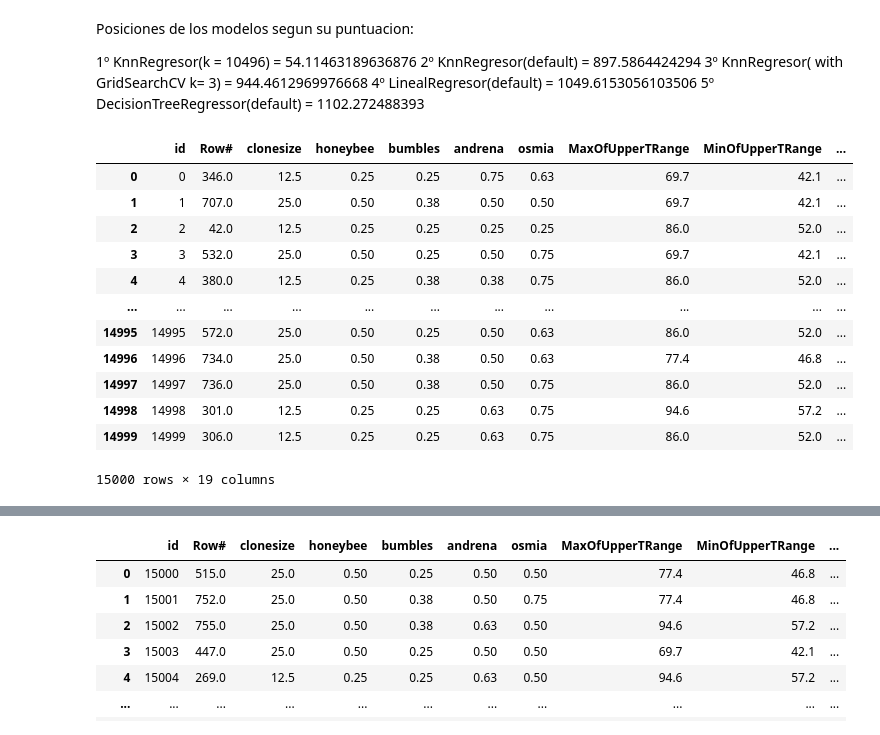
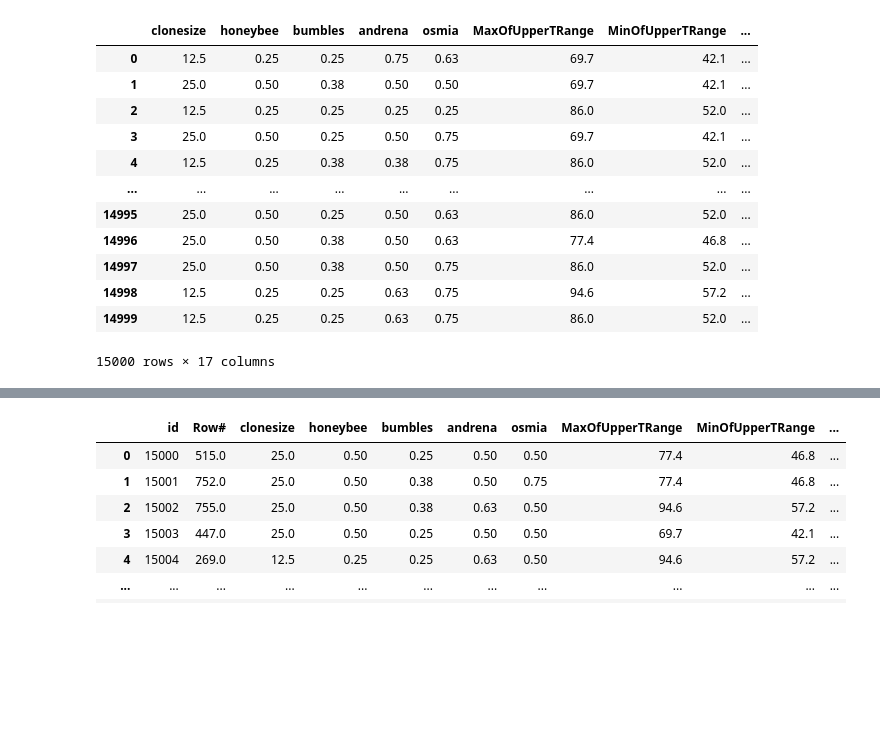
Before and after one commit to Franguti4k/Practica_5_IA, a Jupyter notebook: Codigo_P5.ipynb, the cells around one changed output, grey strips where cells are left out. Saved outputs shown, nothing was run; the diff lists cells and outputs as text; code cells hidden in the pictures; blank space fills up the shorter version.

```diff
--- a/Codigo_P5.ipynb
+++ b/Codigo_P5.ipynb
@@ -1,11 +1,3 @@
-# %% [markdown]
-Posiciones de los modelos segun su puntuacion:
-
-1º KnnRegresor(k = 10496) = 54.11463189636876
-2º KnnRegresor(default) = 897.5864424294
-3º KnnRegresor( with GridSearchCV k= 3) = 944.4612969976668
-4º LinealRegresor(default) = 1049.6153056103506
-5º DecisionTreeRegressor(default) = 1102.272488393
 # %%
 import pandas as pd
 import matplotlib.pyplot as plt
@@ -13,18 +5,19 @@ import seaborn as sns
 # %%
 df_train = pd.read_csv('train.csv')
 
+df_train = df_train.drop(columns=["id", "Row#"])
 df_train
 # %% [output]
-|  | id | Row# | clonesize | honeybee | bumbles | andrena | osmia | MaxOfUpperTRange | MinOfUpperTRange | ... |
-| 0 | 0 | 346.0 | 12.5 | 0.25 | 0.25 | 0.75 | 0.63 | 69.7 | 42.1 | ... |
-| 1 | 1 | 707.0 | 25.0 | 0.50 | 0.38 | 0.50 | 0.50 | 69.7 | 42.1 | ... |
-| 2 | 2 | 42.0 | 12.5 | 0.25 | 0.25 | 0.25 | 0.25 | 86.0 | 52.0 | ... |
-| 3 | 3 | 532.0 | 25.0 | 0.50 | 0.25 | 0.50 | 0.75 | 69.7 | 42.1 | ... |
-| 4 | 4 | 380.0 | 12.5 | 0.25 | 0.38 | 0.38 | 0.75 | 86.0 | 52.0 | ... |
-| ... | ... | ... | ... | ... | ... | ... | ... | ... | ... | ... |
-| 14995 | 14995 | 572.0 | 25.0 | 0.50 | 0.25 | 0.50 | 0.63 | 86.0 | 52.0 | ... |
-| 14996 | 14996 | 734.0 | 25.0 | 0.50 | 0.38 | 0.50 | 0.63 | 77.4 | 46.8 | ... |
-| 14997 | 14997 | 736.0 | 25.0 | 0.50 | 0.38 | 0.50 | 0.75 | 86.0 | 52.0 | ... |
-| 14998 | 14998 | 301.0 | 12.5 | 0.25 | 0.25 | 0.63 | 0.75 | 94.6 | 57.2 | ... |
-| 14999 | 14999 | 306.0 | 12.5 | 0.25 | 0.25 | 0.63 | 0.75 | 86.0 | 52.0 | ... |
+|  | clonesize | honeybee | bumbles | andrena | osmia | MaxOfUpperTRange | MinOfUpperTRange | ... |
+| 0 | 12.5 | 0.25 | 0.25 | 0.75 | 0.63 | 69.7 | 42.1 | ... |
+| 1 | 25.0 | 0.50 | 0.38 | 0.50 | 0.50 | 69.7 | 42.1 | ... |
+| 2 | 12.5 | 0.25 | 0.25 | 0.25 | 0.25 | 86.0 | 52.0 | ... |
+| 3 | 25.0 | 0.50 | 0.25 | 0.50 | 0.75 | 69.7 | 42.1 | ... |
+| 4 | 12.5 | 0.25 | 0.38 | 0.38 | 0.75 | 86.0 | 52.0 | ... |
+| ... | ... | ... | ... | ... | ... | ... | ... | ... |
+| 14995 | 25.0 | 0.50 | 0.25 | 0.50 | 0.63 | 86.0 | 52.0 | ... |
+| 14996 | 25.0 | 0.50 | 0.38 | 0.50 | 0.63 | 77.4 | 46.8 | ... |
+| 14997 | 25.0 | 0.50 | 0.38 | 0.50 | 0.75 | 86.0 | 52.0 | ... |
+| 14998 | 12.5 | 0.25 | 0.25 | 0.63 | 0.75 | 94.6 | 57.2 | ... |
+| 14999 | 12.5 | 0.25 | 0.25 | 0.63 | 0.75 | 86.0 | 52.0 | ... |
-15000 rows × 19 columns
+15000 rows × 17 columns
```
Also changed, not shown: parts of 38 cells of this notebook, 15 other files.
